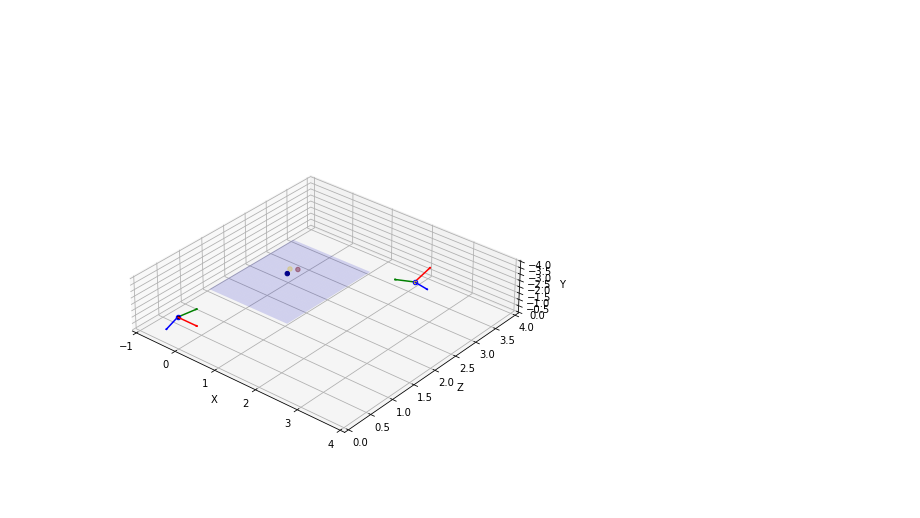
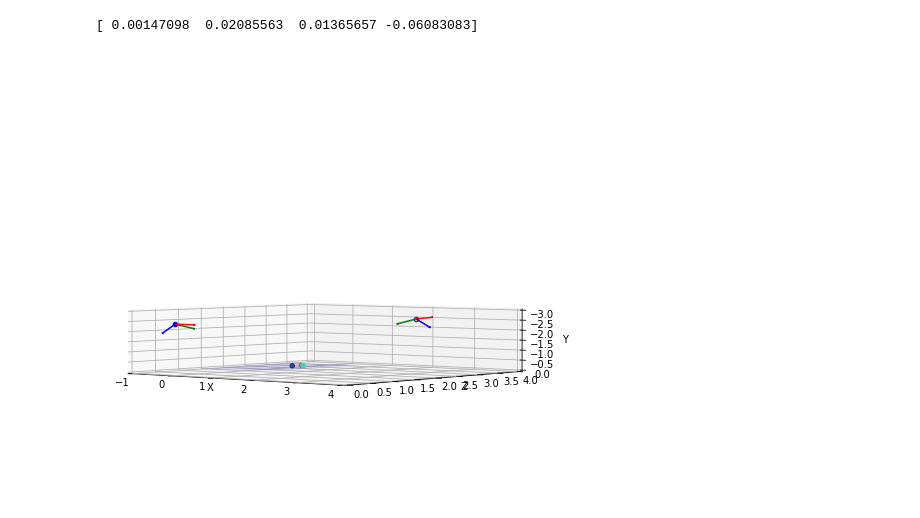
Before and after one commit to debOliveira/MoCapRasp, a Jupyter notebook: central/debugOnline.ipynb, the cells around one changed output. Drawn from its saved outputs; the diff is of its cells as text; code cells hidden in the pictures.

```diff
--- a/central/debugOnline.ipynb
+++ b/central/debugOnline.ipynb
@@ -13,7 +13,7 @@ import os
 from myLib import estimateFundMatrix_8norm,decomposeEssentialMat
 # %%
 #dfCSV = np.genfromtxt('dataset_2.6m/working3/cam_all.csv', delimiter=',')
-dfCSV = np.genfromtxt('cam_all.csv', delimiter=',')
+dfCSV = np.genfromtxt('camCalib.csv', delimiter=',')
 verbose = False
 # %%
 def orderCenterCoord(centerCoord, prevCenterCoord, otherCamOrder = 0):
@@ -225,7 +237,7 @@ tot,L_real_AC,L_real_AB,L_real_BC,L_AC_vec,L_BC_vec,L_AB_vec,k,false_idx = 0,15.
 # compute sdt deviation and plot beautiful stuff
 for [A, B, C] in points3d.reshape([-1, 3, 3]):
     L_rec_AC,L_rec_BC,L_rec_AB = np.linalg.norm(A-C),np.linalg.norm(B-C),np.linalg.norm(A-B)
-    #if L_rec_AB<L_rec_BC: L_rec_AB,L_rec_BC=L_rec_BC,L_rec_AB
+    if L_rec_AB>L_rec_BC: continue
     tot = tot + L_real_AC/L_rec_AC + L_real_BC/L_rec_BC + L_real_AB/L_rec_AB
     k = k + 3
     lamb = tot/k
@@ -475,25 +487,25 @@ def findPlane(A,C,D):
     d=(-a*x1-b*y1-c*z1)
     return np.array([a,b,c,d])
 # %%
-dfCSV = np.genfromtxt('wandOnGroundData/cam_all.csv', delimiter=',')
+dfCSV = np.genfromtxt('camGround.csv', delimiter=',')
 counter,i,lastTime = np.zeros(2,dtype=np.int32),0,np.zeros(2,dtype=np.int32)
 
 while i!=dfCSV.shape[0]:
     line = dfCSV[i]
-    idx = int(line[10])
+    idx = int(line[8])
     # get points
-    undCoord,time,imgNumber = line[0:8].reshape(-1,2),line[8],line[9]
+    undCoord,time,imgNumber = line[0:6].reshape(-1,2),line[6],line[7]
     # save points
-    if not counter[idx]: dfOrig[idx] = np.hstack((undCoord.reshape(8),time))
+    if not counter[idx]: dfOrig[idx] = np.hstack((undCoord.reshape(6),time))
     # update variables
     i+=1
     counter[idx]+=1
     # do I have enough points?
     if np.all(counter>1): break
 
-pts1,pts2,orderSecondFrame = np.int32(dfOrig[0][0:8].reshape(-1,2)),np.int32(dfOrig[1][0:8].reshape(-1,2)),[]
+pts1,pts2,orderSecondFrame = np.int32(dfOrig[0][0:6].reshape(-1,2)),np.int32(dfOrig[1][0:6].reshape(-1,2)),[]
 # choose order per epiline
-for i in range(4):
+for i in range(3):
     epiline,dist,k = getEpilineCoef(pts1[i],F),[],0
     orderSecondFrame.append(np.argmin(getDistance2Line(epiline,pts2)))
 pts2 = np.copy(pts2[orderSecondFrame])
@@ -571,3 +529,15 @@ plt.show()
+# %%
+# tiangulate
+P1,P2 = np.hstack((cameraMatrix_cam1, [[0.], [0.], [0.]])),np.matmul(cameraMatrix_cam2, np.hstack((R, t.T)))
+projPt1,projPt2 = myProjectionPoints(np.array(pts1)),myProjectionPoints(np.array(pts2))
+points4d = triangulatePoints(P1.astype(float),P2.astype(float),projPt1.astype(float),projPt2.astype(float))
+points3d = (points4d[:3, :]/points4d[3, :]).T
+if points3d[0, 2] < 0: points3d = -points3d
+plane = findPlane(points3d[0]*lamb/100,points3d[1]*lamb/100,points3d[2]*lamb/100)
+if np.any(plane[0:3]<0): plane = findPlane(points3d[0]*lamb/100,points3d[2]*lamb/100,points3d[1]*lamb/100)
+print(plane)
+# %% [output]
+[ 0.00147098  0.02085563  0.01365657 -0.06083083]
 # %%
 [a,b,c,d]=plane
 v,k=np.array([a,b,c]),np.array([0,1,0])
@@ -582,16 +552,12 @@ R_plane = np.array([
 newPlane = np.array([A,B,C])
 # %%
 # tiangulate
-P1,P2 = np.hstack((cameraMatrix_cam1, [[0.], [0.], [0.]])),np.matmul(cameraMatrix_cam2, np.hstack((R, t.T)))
-projPt1,projPt2 = myProjectionPoints(np.array(pts1[[0,2,3]])),myProjectionPoints(np.array(pts2[[0,2,3]]))
-points4d = triangulatePoints(P1.astype(float),P2.astype(float),projPt1.astype(float),projPt2.astype(float))
-points3d = (points4d[:3, :]/points4d[3, :]).T*lamb/100
-if points3d[0, 2] < 0: points3d = -points3d
+points3dNew = points3d*lamb/100
 # configure 3d map
 fig = plt.figure(figsize=(8, 8))
 ax = plt.axes(projection='3d')
 ax.set_xlim(-1, 4)
-ax.set_zlim(-4, 0)
+ax.set_zlim(-3, 0)
 ax.set_ylim(0, 4)
 ax.set_xlabel('X')
 ax.set_ylabel('Z')
@@ -610,33 +576,33 @@ x,y,z=x/np.linalg.norm(x)*scale,y/np.linalg.norm(y)*scale,z/np.linalg.norm(z)*sc
 ax.quiver(cam1Root[0],cam1Root[2],cam1Root[1],x[0],x[2],x[1], arrow_length_ratio=0.1, edgecolors="r")
 ax.quiver(cam1Root[0],cam1Root[2],cam1Root[1],y[0],y[2],y[1], arrow_length_ratio=0.1, edgecolors="b")
 ax.quiver(cam1Root[0],cam1Root[2],cam1Root[1],z[0],z[2],z[1], arrow_length_ratio=0.1, edgecolors="g")
 ax.scatter(cam1Root[0],cam1Root[2],cam1Root[1], edgecolor="blue", facecolor="black")
 # plot second camera
 x,y,z = np.array([scale, 0, 0]), np.array([0, scale, 0]),np.array([0, 0, scale])
 x,y,z = np.matmul(R.T, x),np.matmul(R.T, y),np.matmul(R.T, z)
 t_aux = np.matmul(-t, R)[0]*lamb/100+[0,d/b,0]
 cam2Pts = np.array([t_aux.T,x,y,z])
 cam2PtsNew = np.matmul(R_plane,cam2Pts.T).T
 [cam2Root,x,y,z]=cam2PtsNew
 cam2Root+=[0,0,-zDisplacement]
 x,y,z=x/np.linalg.norm(x)*scale,y/np.linalg.norm(y)*scale,z/np.linalg.norm(z)*scale
 ax.quiver(cam2Root[0],cam2Root[2],cam2Root[1],x[0],x[2],x[1], arrow_length_ratio=0.1, edgecolors="r")
 ax.quiver(cam2Root[0],cam2Root[2],cam2Root[1],y[0],y[2],y[1], arrow_length_ratio=0.1, edgecolors="b")
 ax.quiver(cam2Root[0],cam2Root[2],cam2Root[1],z[0],z[2],z[1], arrow_length_ratio=0.1, edgecolors="g")
 ax.scatter(cam2Root[0],cam2Root[2],cam2Root[1], edgecolor="blue", facecolor="gold")
 # new plane
-points3dNew = np.matmul(R_plane,points3d.T+np.array([[0],[d/b],[0]])).T
+points3dNew = np.matmul(R_plane,points3dNew.T+np.array([[0],[d/b],[0]])).T
 ax.scatter(points3dNew[:, 0], points3dNew[:, 2]-zDisplacement, points3dNew[:, 1], c=points3dNew[:, 2], cmap=cmhot)
 x,z = np.linspace(-1,1,30),np.linspace(3,5,10)
 X,Z = np.meshgrid(x,z)
 Y=(-newPlane[0]*X -newPlane[2]*Z)/newPlane[1]
 surf = ax.plot_surface(X,Z-zDisplacement,Y,color='b',alpha=.15)
 # axis setup
 cmhot = plt.get_cmap("jet")
-ax.view_init(elev=30, azim=-50)
+ax.view_init(elev=1, azim=-50)
 plt.gca().invert_zaxis()
 ax.get_proj = lambda: np.dot(Axes3D.get_proj(ax), np.diag([1., 1., .3, 1.]))
 plt.draw()
 plt.show()
 # %% [output]
-[figure, old version]
+[figure, new version]
```
Also changed, not shown: parts of 9 cells of this notebook, 2 other files.
